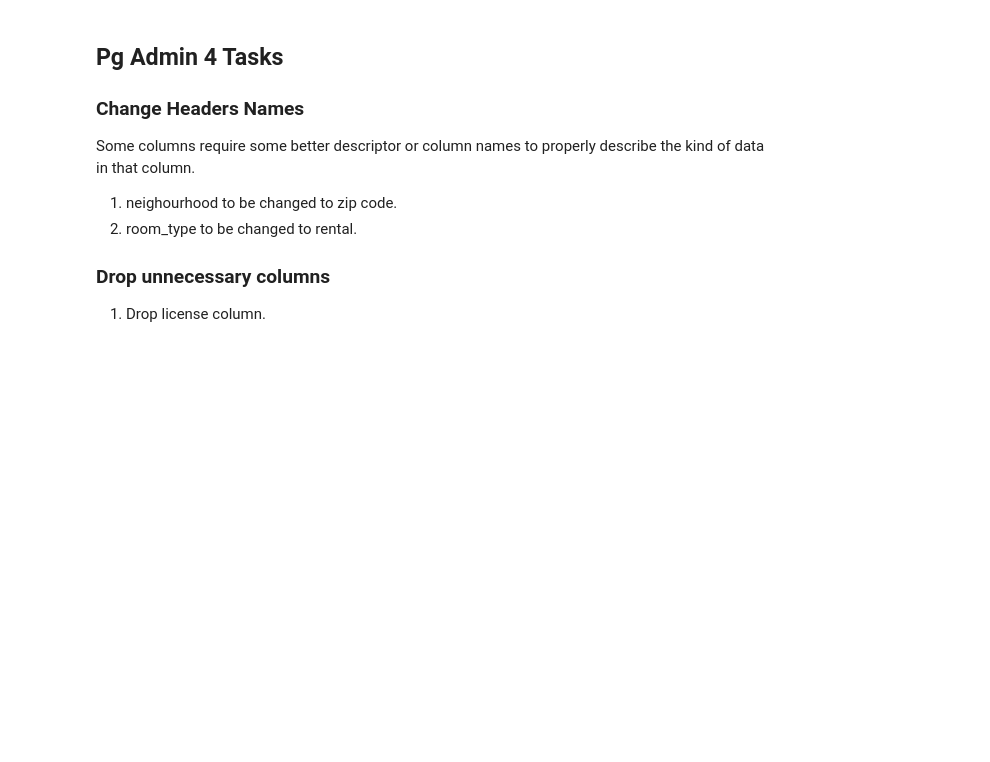
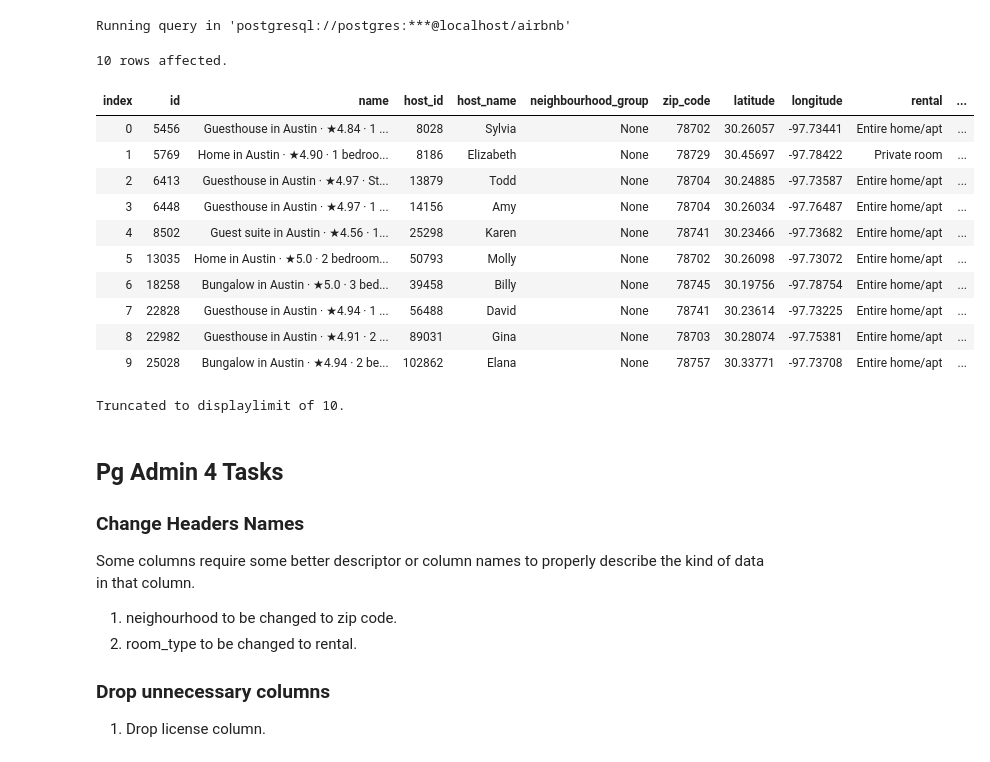
Before and after one commit to spencerbbrian/portfolio, a Jupyter notebook: trial.ipynb, the cells around one changed output. Saved outputs shown, nothing was run; the diff lists cells and outputs as text; code cells hidden in the pictures; blank space fills up the shorter version.

```diff
--- a/trial.ipynb
+++ b/trial.ipynb
@@ -15,8 +12,23 @@ Connecting and switching to connection 'postgresql://postgres:***@localhost/airb
 # %%
-# %%sql
-# SELECT *
-# FROM listings
-# LIMIT 1;
+%%sql
+SELECT *
+FROM listings
+LIMIT 10;
+# %% [output]
+Running query in 'postgresql://postgres:***@localhost/airbnb'
+10 rows affected.
+| index | id | name | host_id | host_name | neighbourhood_group | zip_code | latitude | longitude | rental | ... |
+| 0 | 5456 | Guesthouse in Austin · ★4.84 · 1 ... | 8028 | Sylvia | None | 78702 | 30.26057 | -97.73441 | Entire home/apt | ... |
+| 1 | 5769 | Home in Austin · ★4.90 · 1 bedroo... | 8186 | Elizabeth | None | 78729 | 30.45697 | -97.78422 | Private room | ... |
+| 2 | 6413 | Guesthouse in Austin · ★4.97 · St... | 13879 | Todd | None | 78704 | 30.24885 | -97.73587 | Entire home/apt | ... |
+| 3 | 6448 | Guesthouse in Austin · ★4.97 · 1 ... | 14156 | Amy | None | 78704 | 30.26034 | -97.76487 | Entire home/apt | ... |
+| 4 | 8502 | Guest suite in Austin · ★4.56 · 1... | 25298 | Karen | None | 78741 | 30.23466 | -97.73682 | Entire home/apt | ... |
+| 5 | 13035 | Home in Austin · ★5.0 · 2 bedroom... | 50793 | Molly | None | 78702 | 30.26098 | -97.73072 | Entire home/apt | ... |
+| 6 | 18258 | Bungalow in Austin · ★5.0 · 3 bed... | 39458 | Billy | None | 78745 | 30.19756 | -97.78754 | Entire home/apt | ... |
+| 7 | 22828 | Guesthouse in Austin · ★4.94 · 1 ... | 56488 | David | None | 78741 | 30.23614 | -97.73225 | Entire home/apt | ... |
+| 8 | 22982 | Guesthouse in Austin · ★4.91 · 2 ... | 89031 | Gina | None | 78703 | 30.28074 | -97.75381 | Entire home/apt | ... |
+| 9 | 25028 | Bungalow in Austin · ★4.94 · 2 be... | 102862 | Elana | None | 78757 | 30.33771 | -97.73708 | Entire home/apt | ... |
+Truncated to displaylimit of 10.
 # %% [markdown]
 ## Pg Admin 4 Tasks
 ### Change Headers Names
```
Also changed, not shown: parts of 4 cells of this notebook.
